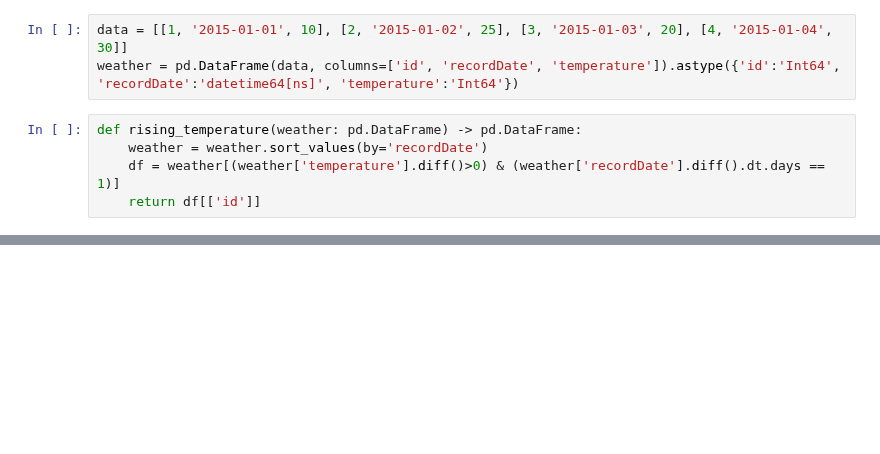
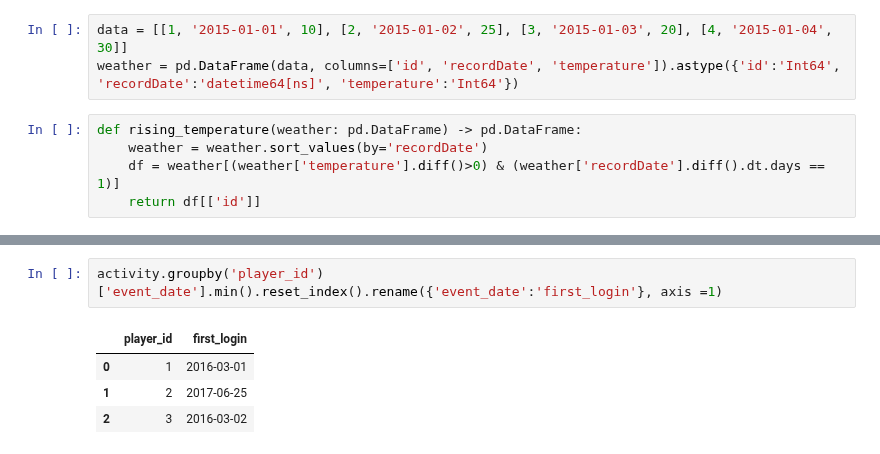
Before and after one commit to aleks-haksly/leetcode, a Jupyter notebook: pandas/pandas_easy.ipynb, the cells around one changed output, grey strips where cells are left out. Drawn from its saved outputs; the diff is of its cells as text; blank space fills up the shorter version.

```diff
--- a/pandas/pandas_easy.ipynb
+++ b/pandas/pandas_easy.ipynb
@@ -139,0 +158,7 @@ def rising_temperature(weather: pd.DataFrame) -> pd.DataFrame:
+# %%
+activity.groupby('player_id')['event_date'].min().reset_index().rename({'event_date':'first_login'}, axis =1)
+# %% [output]
+|  | player_id | first_login |
+| 0 | 1 | 2016-03-01 |
+| 1 | 2 | 2017-06-25 |
+| 2 | 3 | 2016-03-02 |
```
Also changed, not shown: parts of 8 cells of this notebook.
